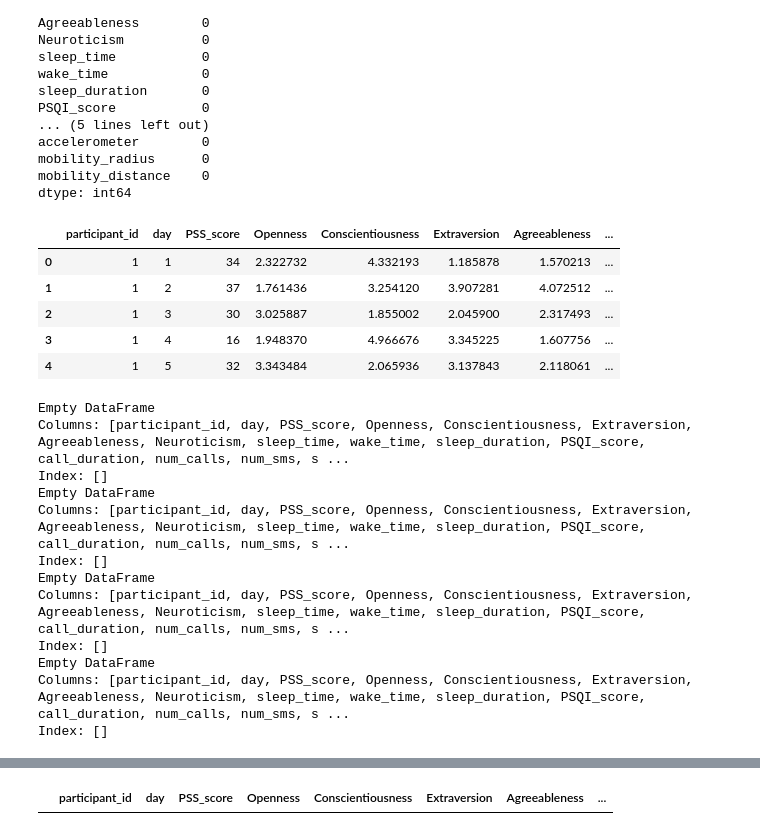
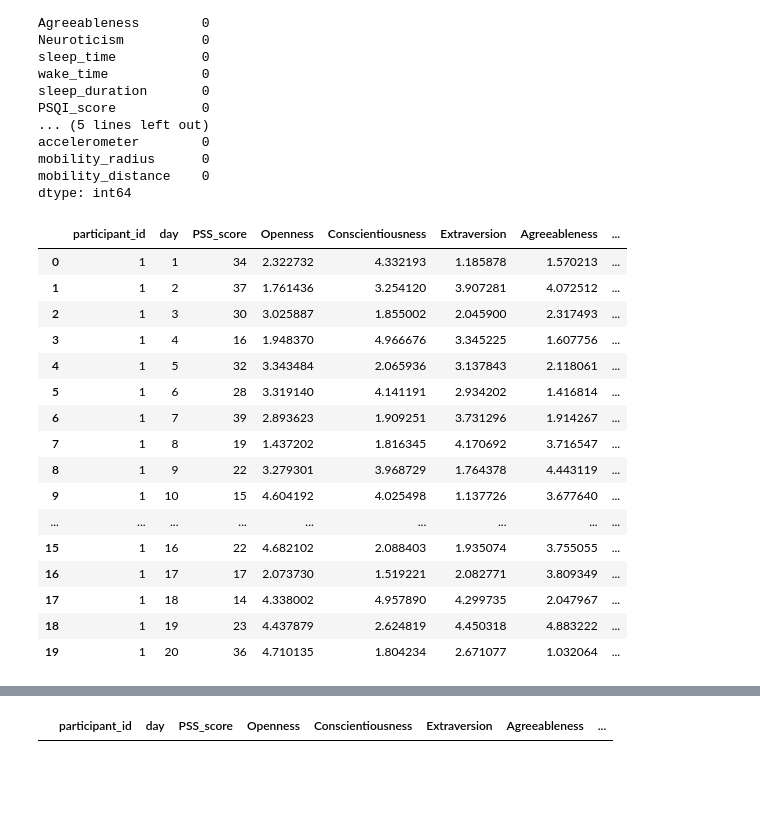
Before and after one commit to annnaciv/Data-Science-Project, a Jupyter notebook: Data_cleaning(done).ipynb, the cells around one changed output, grey strips where cells are left out. Drawn from its saved outputs; the diff is of its cells as text; code cells hidden in the pictures; blank space fills up the shorter version.

Commit message:
data cleaning (done)
cleaned dataset is saved as cleaned_data.csv

next step would be attribute correlation analysis

```diff
--- a/First_Look.ipynb
+++ b/Data_cleaning(done).ipynb
@@ -48,42 +69,26 @@ mobility_distance    0
 dtype: int64
 # %%
 #b. Fix Inconsistent or Logical Errors
-# b.1. column sleep time seems too have non-logical values, new values for sleep_time: at which time a person went to sleep
-df['sleep_time'] = df['wake_time'] + df['sleep_duration']
-df['sleep_time'] = df['sleep_time'].apply(lambda x: 12-x if x < 12 else 24-(x-12))
+#column sleep time seems too have non-logical values, new values for sleep_time: at which time a person went to sleep
+df['sleep_time'] = df['wake_time'] - df['sleep_duration']
+df['sleep_time'] = df['sleep_time'].apply(lambda x: 24+x if x < 0 else x)
 # %%
-df.head()
+df.head(20)
 # %% [output]
 |  | participant_id | day | PSS_score | Openness | Conscientiousness | Extraversion | Agreeableness | ... |
 | 0 | 1 | 1 | 34 | 2.322732 | 4.332193 | 1.185878 | 1.570213 | ... |
 | 1 | 1 | 2 | 37 | 1.761436 | 3.254120 | 3.907281 | 4.072512 | ... |
 | 2 | 1 | 3 | 30 | 3.025887 | 1.855002 | 2.045900 | 2.317493 | ... |
 | 3 | 1 | 4 | 16 | 1.948370 | 4.966676 | 3.345225 | 1.607756 | ... |
 | 4 | 1 | 5 | 32 | 3.343484 | 2.065936 | 3.137843 | 2.118061 | ... |
+| 5 | 1 | 6 | 28 | 3.319140 | 4.141191 | 2.934202 | 1.416814 | ... |
+| 6 | 1 | 7 | 39 | 2.893623 | 1.909251 | 3.731296 | 1.914267 | ... |
+| 7 | 1 | 8 | 19 | 1.437202 | 1.816345 | 4.170692 | 3.716547 | ... |
+| 8 | 1 | 9 | 22 | 3.279301 | 3.968729 | 1.764378 | 4.443119 | ... |
+| 9 | 1 | 10 | 15 | 4.604192 | 4.025498 | 1.137726 | 3.677640 | ... |
+| ... | ... | ... | ... | ... | ... | ... | ... | ... |
+| 15 | 1 | 16 | 22 | 4.682102 | 2.088403 | 1.935074 | 3.755055 | ... |
+| 16 | 1 | 17 | 17 | 2.073730 | 1.519221 | 2.082771 | 3.809349 | ... |
+| 17 | 1 | 18 | 14 | 4.338002 | 4.957890 | 4.299735 | 2.047967 | ... |
+| 18 | 1 | 19 | 23 | 4.437879 | 2.624819 | 4.450318 | 4.883222 | ... |
+| 19 | 1 | 20 | 36 | 4.710135 | 1.804234 | 2.671077 | 1.032064 | ... |
-# %%
-#c. check the range of the columns that have it
-
-out_of_range_day = df[~df['day'].between(1, 30)]
-print(out_of_range_day)
-
-out_of_range_PSS = df[~df['PSS_score'].between(0, 40)]
-print(out_of_range_PSS)
-
-out_of_range_sleep_time = df[~df['sleep_time'].between(0, 24)]
-print(out_of_range_sleep_time)
-
-out_of_range_PSQI= df[~df['PSQI_score'].between(0, 21)]
-print(out_of_range_PSQI)
-# %% [output]
-Empty DataFrame
-Columns: [participant_id, day, PSS_score, Openness, Conscientiousness, Extraversion, Agreeableness, Neuroticism, sleep_time, wake_time, sleep_duration, PSQI_score, call_duration, num_calls, num_sms, s ...
-Index: []
-Empty DataFrame
-Columns: [participant_id, day, PSS_score, Openness, Conscientiousness, Extraversion, Agreeableness, Neuroticism, sleep_time, wake_time, sleep_duration, PSQI_score, call_duration, num_calls, num_sms, s ...
-Index: []
-Empty DataFrame
-Columns: [participant_id, day, PSS_score, Openness, Conscientiousness, Extraversion, Agreeableness, Neuroticism, sleep_time, wake_time, sleep_duration, PSQI_score, call_duration, num_calls, num_sms, s ...
-Index: []
-Empty DataFrame
-Columns: [participant_id, day, PSS_score, Openness, Conscientiousness, Extraversion, Agreeableness, Neuroticism, sleep_time, wake_time, sleep_duration, PSQI_score, call_duration, num_calls, num_sms, s ...
-Index: []
```
Also changed, not shown: parts of 9 cells of this notebook, 2 other files.
